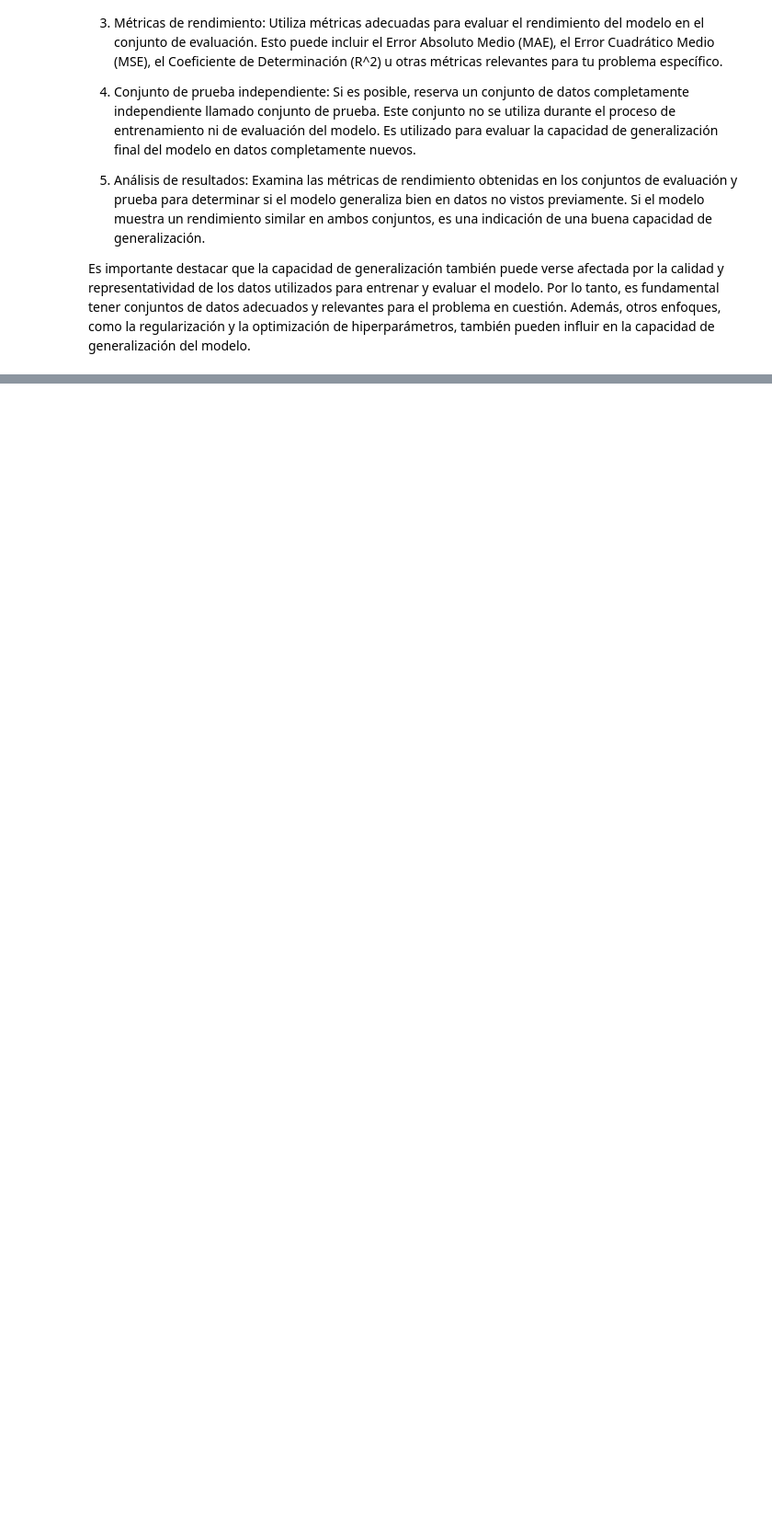
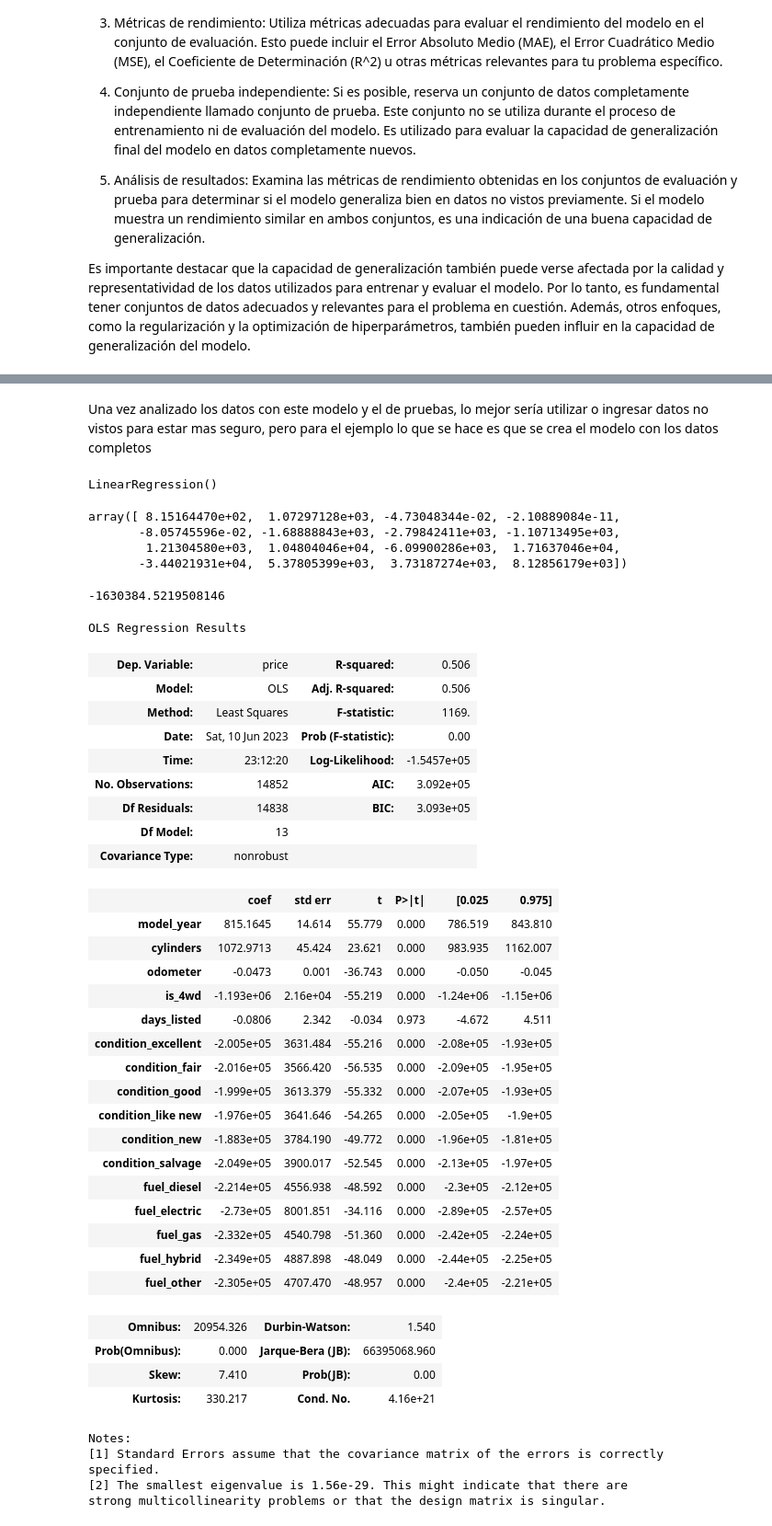
Before and after one commit to onavarrete04/Introduccion-Ciencia-Datos, a Jupyter notebook: 2023_MML.ipynb, the cells around one changed output, grey strips where cells are left out. Shown at 92% size. Drawn from its saved outputs; the diff is of its cells as text; code cells hidden in the pictures; blank space fills up the shorter version.

```diff
--- a/2023_MML.ipynb
+++ b/2023_MML.ipynb
@@ -162,0 +280,13 @@ Es importante destacar que la capacidad de generalización también puede verse
+# %%
+X_train, X_test, y_train, y_test = train_test_split(X, y, test_size=0.2, random_state=0)
+
+# x_train y x_test, dividen la variable price en 80% train y 20% test
+# y_train y y_test, dividen de la misma manera, pero todas las variables dependientes en el dataset
+# esto puede ser porque se pueden crear modelos con más de una variable dependiente, pero para el caso
+# solo vamos a usar regresion lineal que permite una variable nada más.
+# %%
+# creamos un objeto de modelo
+
+m_regresion_lineal = LinearRegression()
+
+m_regresion_lineal
@@ -162,0 +297,2 @@ Es importante destacar que la capacidad de generalización también puede verse
+# %%
+m_regresion_lineal.fit(X_train, y_train)
@@ -162,0 +317,62 @@ Es importante destacar que la capacidad de generalización también puede verse
+# %% [markdown]
+Una vez analizado los datos con este modelo y el de pruebas, lo mejor sería utilizar o ingresar datos no vistos para estar mas seguro, pero para el ejemplo lo que se hace es que se crea el modelo con los datos completos
+# %%
+m_regresion_lineal.fit(X, y)
+# %% [output]
+LinearRegression()
+# %%
+# vemos los coeficientes del modelo para todas las variables
+
+m_regresion_lineal.coef_
+# %% [output]
+array([ 8.15164470e+02,  1.07297128e+03, -4.73048344e-02, -2.10889084e-11,
+       -8.05745596e-02, -1.68888843e+03, -2.79842411e+03, -1.10713495e+03,
+        1.21304580e+03,  1.04804046e+04, -6.09900286e+03,  1.71637046e+04,
+       -3.44021931e+04,  5.37805399e+03,  3.73187274e+03,  8.12856179e+03])
+# %%
+# y el intercepto
+
+m_regresion_lineal.intercept_
+# %% [output]
+-1630384.5219508146
+# %%
+# interpretando el modelo de regresion normal
+
+model = sm.OLS(y, X).fit()
+model.summary()
+# %% [output]
+OLS Regression Results
+| Dep. Variable: | price | R-squared: | 0.506 |
+| Model: | OLS | Adj. R-squared: | 0.506 |
+| Method: | Least Squares | F-statistic: | 1169. |
+| Date: | Sat, 10 Jun 2023 | Prob (F-statistic): | 0.00 |
+| Time: | 23:12:20 | Log-Likelihood: | -1.5457e+05 |
+| No. Observations: | 14852 | AIC: | 3.092e+05 |
+| Df Residuals: | 14838 | BIC: | 3.093e+05 |
+| Df Model: | 13 |  |  |
+| Covariance Type: | nonrobust |  |  |
+|  | coef | std err | t | P>|t| | [0.025 | 0.975] |
+| model_year | 815.1645 | 14.614 | 55.779 | 0.000 | 786.519 | 843.810 |
+| cylinders | 1072.9713 | 45.424 | 23.621 | 0.000 | 983.935 | 1162.007 |
+| odometer | -0.0473 | 0.001 | -36.743 | 0.000 | -0.050 | -0.045 |
+| is_4wd | -1.193e+06 | 2.16e+04 | -55.219 | 0.000 | -1.24e+06 | -1.15e+06 |
+| days_listed | -0.0806 | 2.342 | -0.034 | 0.973 | -4.672 | 4.511 |
+| condition_excellent | -2.005e+05 | 3631.484 | -55.216 | 0.000 | -2.08e+05 | -1.93e+05 |
+| condition_fair | -2.016e+05 | 3566.420 | -56.535 | 0.000 | -2.09e+05 | -1.95e+05 |
+| condition_good | -1.999e+05 | 3613.379 | -55.332 | 0.000 | -2.07e+05 | -1.93e+05 |
+| condition_like new | -1.976e+05 | 3641.646 | -54.265 | 0.000 | -2.05e+05 | -1.9e+05 |
+| condition_new | -1.883e+05 | 3784.190 | -49.772 | 0.000 | -1.96e+05 | -1.81e+05 |
+| condition_salvage | -2.049e+05 | 3900.017 | -52.545 | 0.000 | -2.13e+05 | -1.97e+05 |
+| fuel_diesel | -2.214e+05 | 4556.938 | -48.592 | 0.000 | -2.3e+05 | -2.12e+05 |
+| fuel_electric | -2.73e+05 | 8001.851 | -34.116 | 0.000 | -2.89e+05 | -2.57e+05 |
+| fuel_gas | -2.332e+05 | 4540.798 | -51.360 | 0.000 | -2.42e+05 | -2.24e+05 |
+| fuel_hybrid | -2.349e+05 | 4887.898 | -48.049 | 0.000 | -2.44e+05 | -2.25e+05 |
+| fuel_other | -2.305e+05 | 4707.470 | -48.957 | 0.000 | -2.4e+05 | -2.21e+05 |
+| Omnibus: | 20954.326 | Durbin-Watson: | 1.540 |
+| Prob(Omnibus): | 0.000 | Jarque-Bera (JB): | 66395068.960 |
+| Skew: | 7.410 | Prob(JB): | 0.00 |
+| Kurtosis: | 330.217 | Cond. No. | 4.16e+21 |
+Notes:
+[1] Standard Errors assume that the covariance matrix of the errors is correctly specified.
+[2] The smallest eigenvalue is 1.56e-29. This might indicate that there are
+strong multicollinearity problems or that the design matrix is singular.
```
Also changed, not shown: parts of 19 cells of this notebook, 1 other file.
